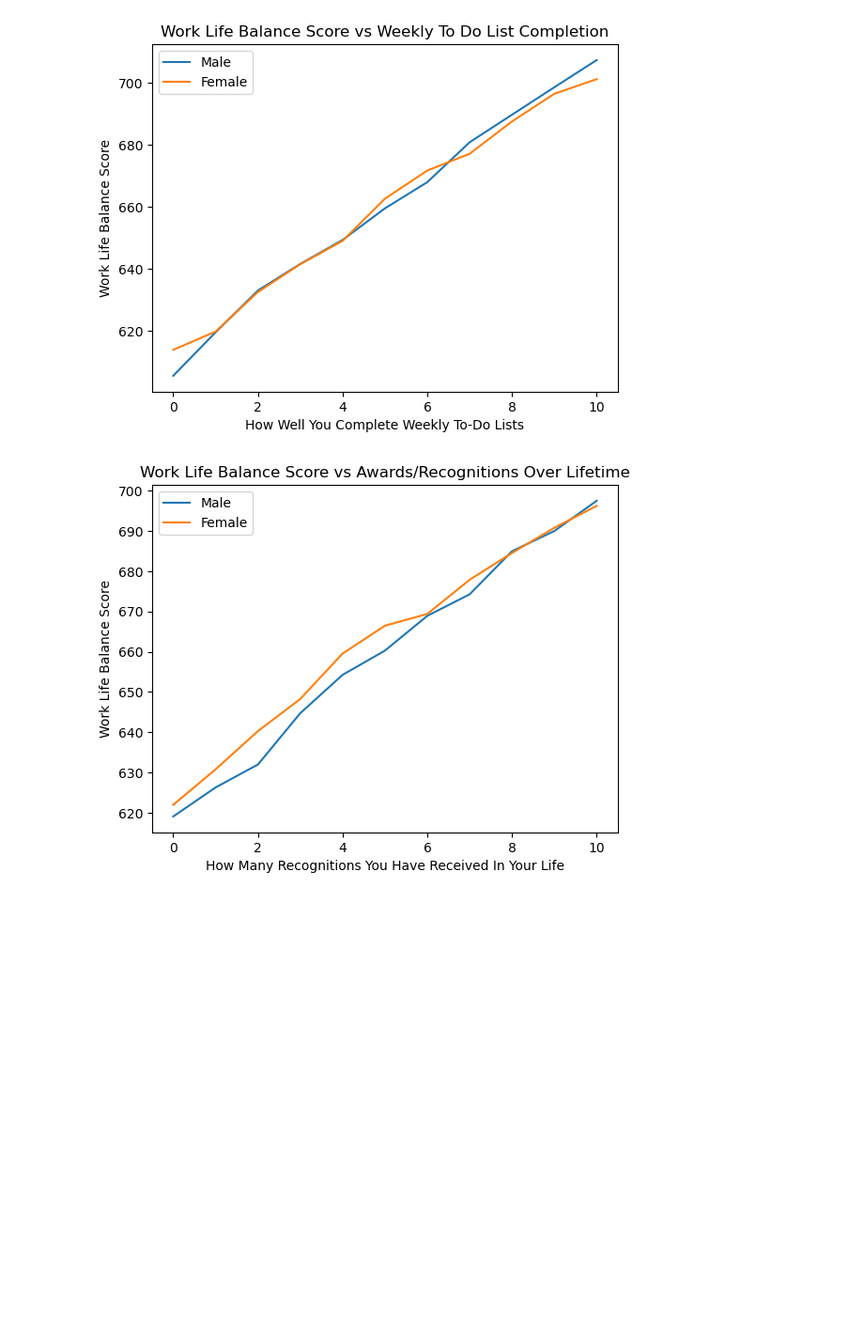
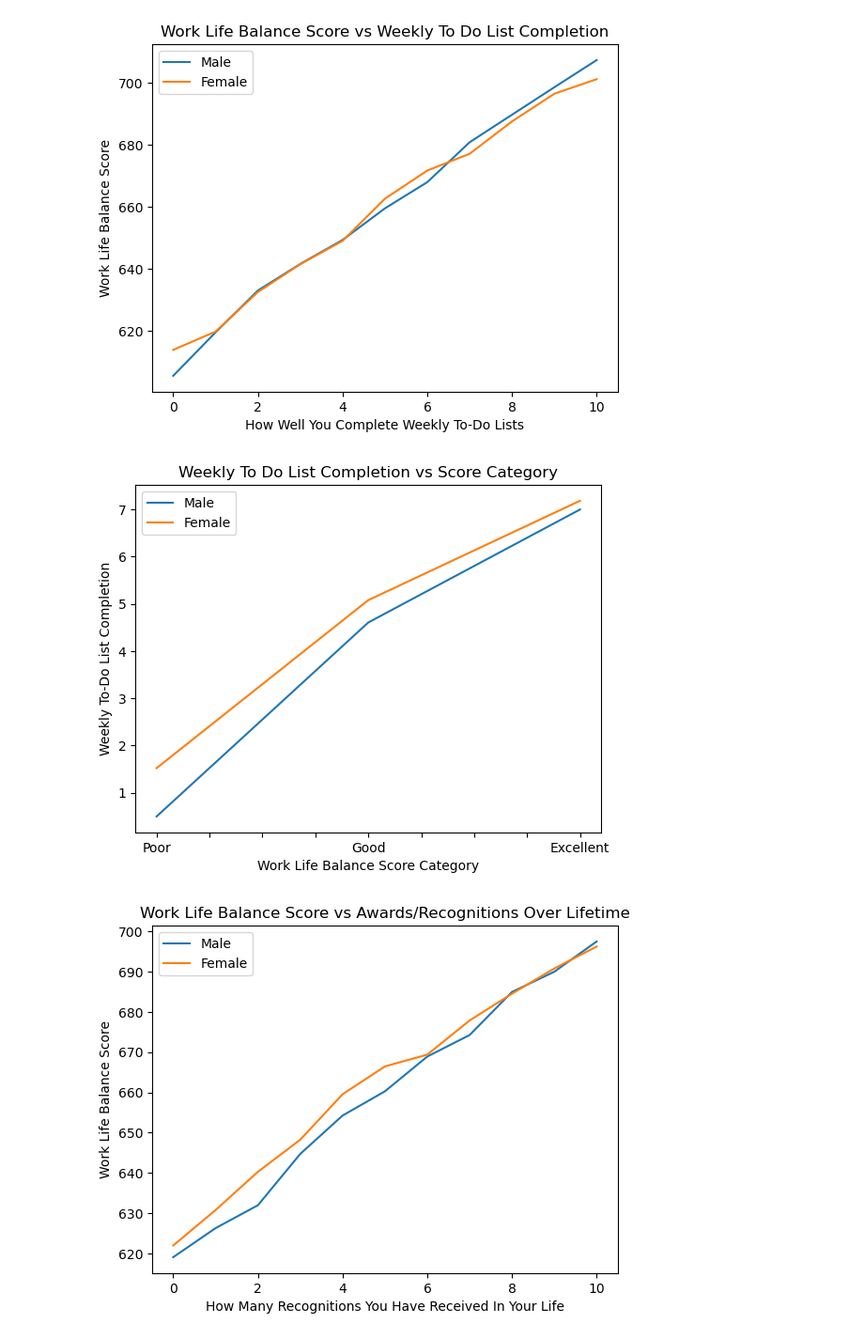
Before and after one commit to jenna-mk/Project_1, a Jupyter notebook: expertise_analysis.ipynb, the cells around one changed output. Shown at 94% size. Cells and saved outputs as stored; diff of their text form; code cells hidden in the pictures; blank space fills up the shorter version.

```diff
--- a/expertise_analysis.ipynb
+++ b/expertise_analysis.ipynb
@@ -98,5 +159,22 @@ plt.legend(loc='best')
 plt.show()
 # %% [output]
 [figure]
+# %%
+# Plot weekly to do list completion vs work life balance score bin
+male_todo_bins = male_expertise.groupby('Work Life Summary')['To-Do Completed'].mean()
+female_todo_bins = female_expertise.groupby('Work Life Summary')['To-Do Completed'].mean()
+
+# Plot the data
+male_todo_bins.plot(label='Male')
+female_todo_bins.plot(label='Female')
+
+# Create x a y labels and title
+plt.xlabel('Work Life Balance Score Category')
+plt.ylabel('Weekly To-Do List Completion')
+plt.title('Weekly To Do List Completion vs Score Category')
+plt.legend(loc='best')
+plt.show()
+# %% [output]
+[figure, added]
 # %%
 # Group by personal awards and take the average work life balance score of each group
```
Also changed, not shown: parts of 11 cells of this notebook, 2 other files.
